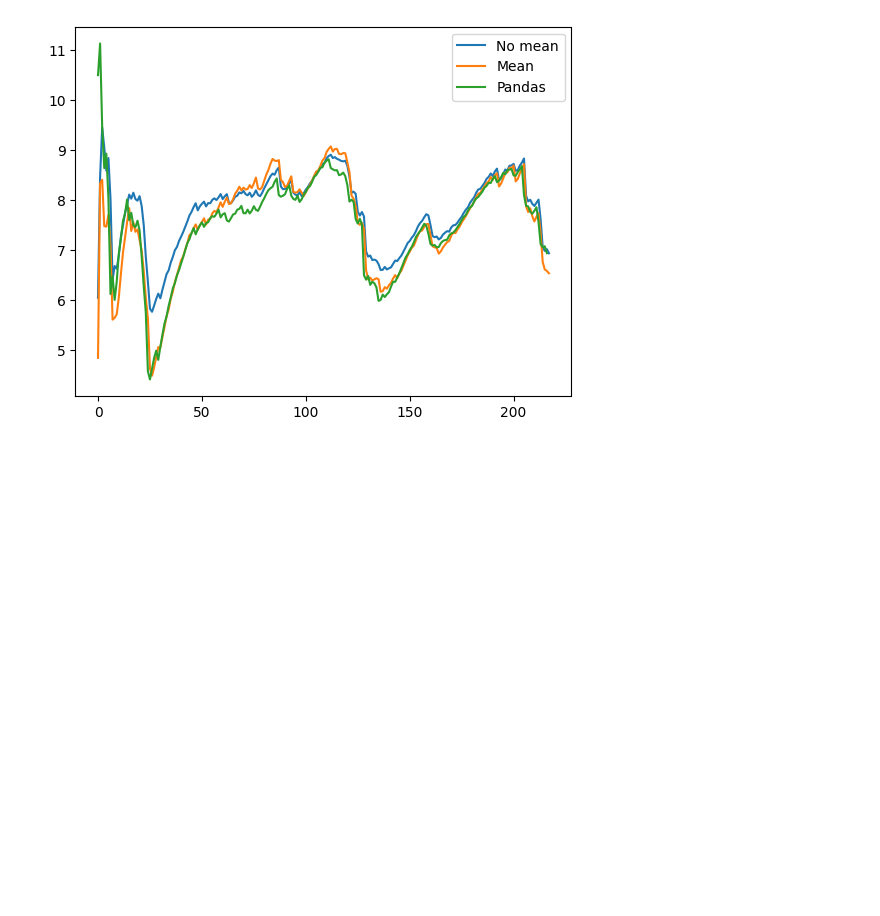
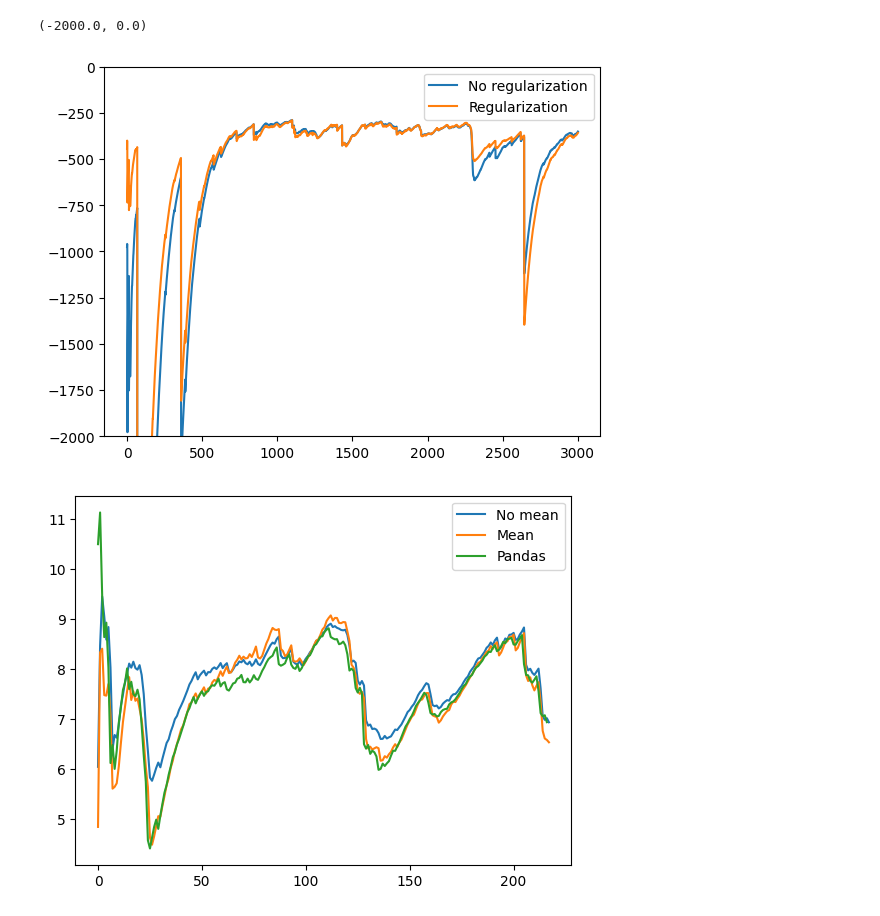
Before and after one commit to cvxgrp/cov_pred_finance, a Jupyter notebook: notebooks/playground.ipynb, the cells around one changed output. Cells and saved outputs as stored; diff of their text form; code cells hidden in the pictures; blank space fills up the shorter version.

```diff
--- a/notebooks/playground.ipynb
+++ b/notebooks/playground.ipynb
@@ -31,0 +148,8 @@ iewma_mean = iterated_ewma(returns, vola_halflife=10, cov_halflife=21, mean=True
+# %%
+plt.plot(ewma(ll,63), label="No regularization")
+plt.plot(ewma(ll_reg,63), label="Regularization")
+plt.legend();
+plt.ylim(-2000,0)
+# %% [output]
+(-2000.0, 0.0)
+[figure, added]
```
Also changed, not shown: parts of 26 cells of this notebook, 8 other files.
